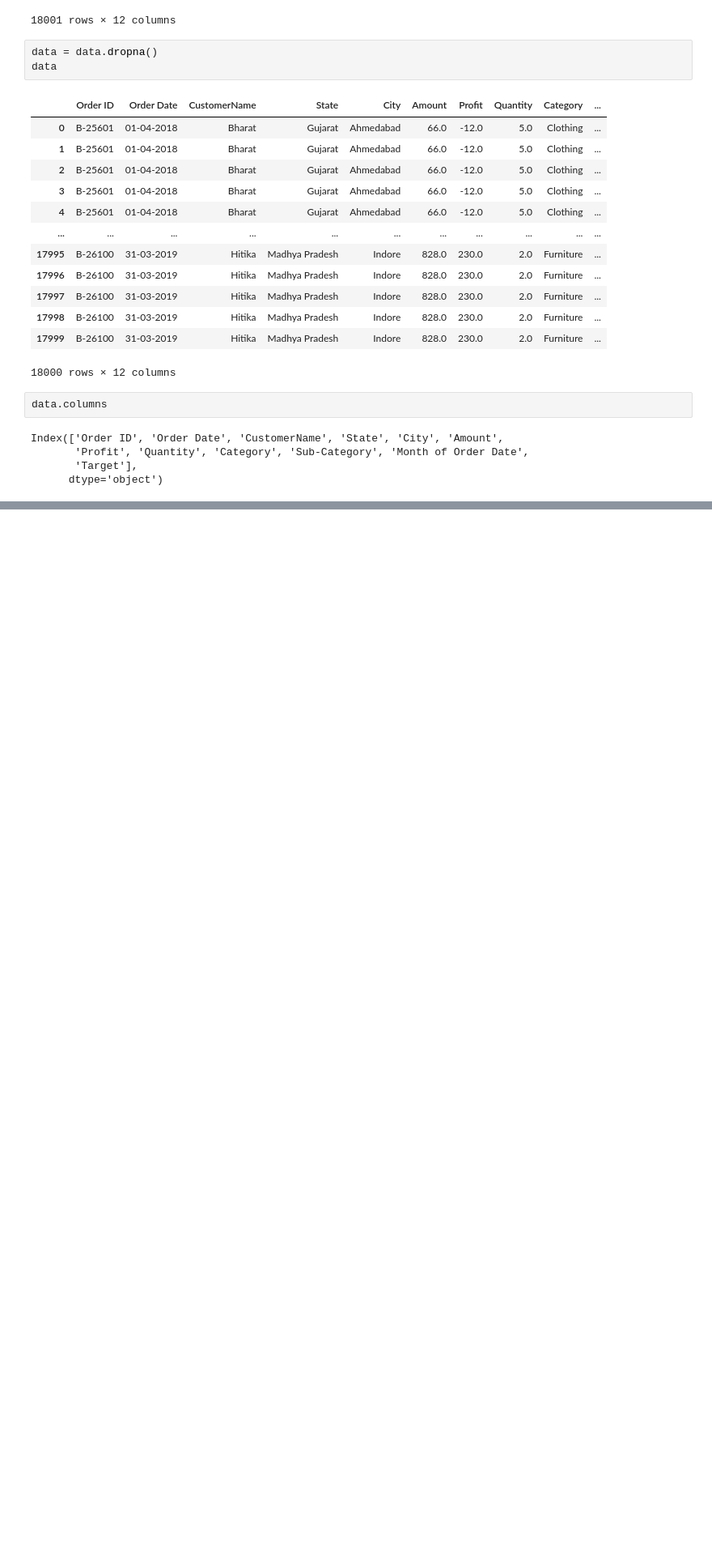
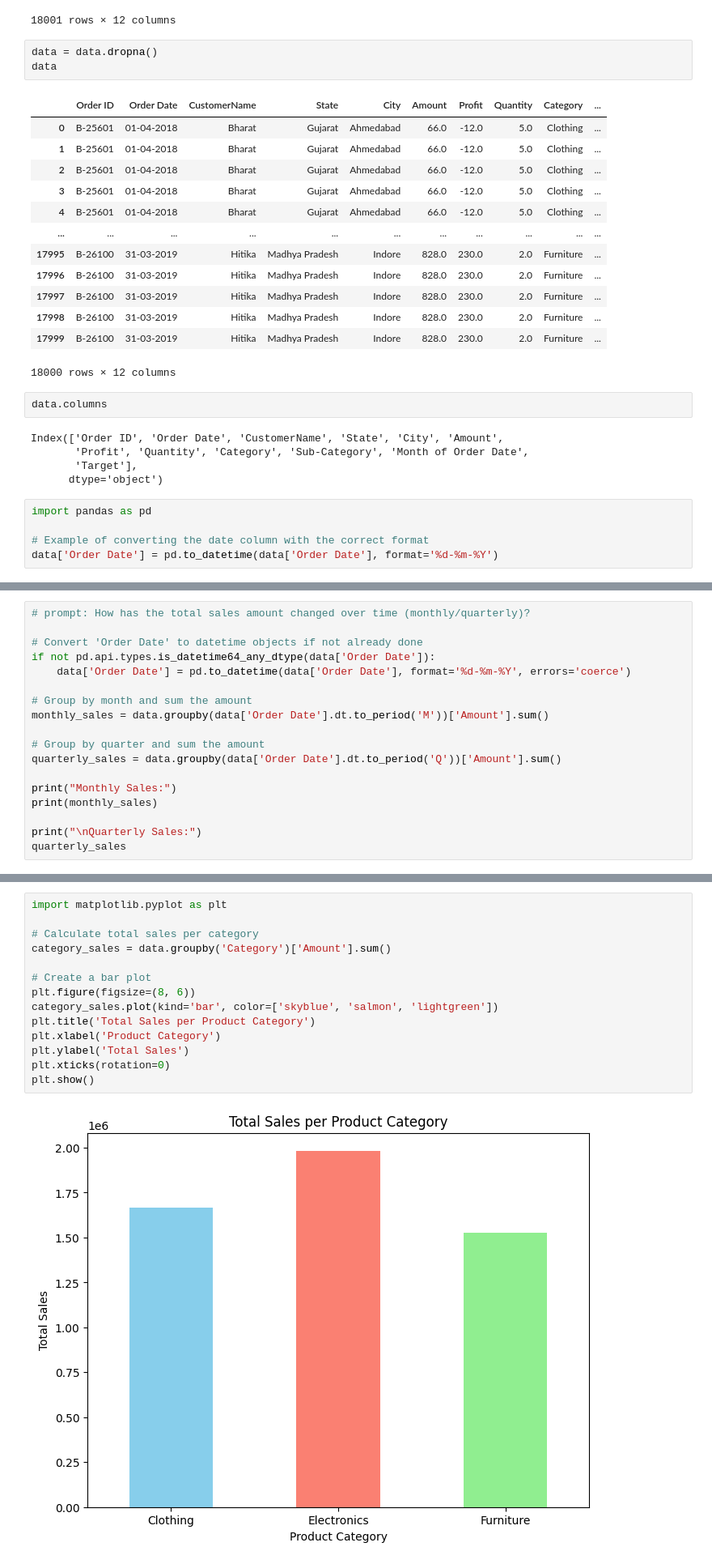
Before and after one commit to Daneswariaddala/Daneswari, a Jupyter notebook: E_Commerce_orders.ipynb, the cells around one changed output, grey strips where cells are left out. Shown: that part at 81% size. Saved outputs shown, nothing was run; the diff lists cells and outputs as text; blank space fills up the shorter version.

```diff
--- a/E_Commerce_orders.ipynb
+++ b/E_Commerce_orders.ipynb
@@ -283,3 +283,8 @@ Index(['Order ID', 'Order Date', 'CustomerName', 'State', 'City', 'Amount',
        'Profit', 'Quantity', 'Category', 'Sub-Category', 'Month of Order Date',
        'Target'],
       dtype='object')
+# %%
+import pandas as pd
+
+# Example of converting the date column with the correct format
+data['Order Date'] = pd.to_datetime(data['Order Date'], format='%d-%m-%Y')
@@ -285,0 +293,18 @@ Index(['Order ID', 'Order Date', 'CustomerName', 'State', 'City', 'Amount',
+# %%
+# prompt: How has the total sales amount changed over time (monthly/quarterly)?
+
+# Convert 'Order Date' to datetime objects if not already done
+if not pd.api.types.is_datetime64_any_dtype(data['Order Date']):
+    data['Order Date'] = pd.to_datetime(data['Order Date'], format='%d-%m-%Y', errors='coerce')
+
+# Group by month and sum the amount
+monthly_sales = data.groupby(data['Order Date'].dt.to_period('M'))['Amount'].sum()
+
+# Group by quarter and sum the amount
+quarterly_sales = data.groupby(data['Order Date'].dt.to_period('Q'))['Amount'].sum()
+
+print("Monthly Sales:")
+print(monthly_sales)
+
+print("\nQuarterly Sales:")
+quarterly_sales
@@ -285,0 +336,16 @@ Index(['Order ID', 'Order Date', 'CustomerName', 'State', 'City', 'Amount',
+# %%
+import matplotlib.pyplot as plt
+
+# Calculate total sales per category
+category_sales = data.groupby('Category')['Amount'].sum()
+
+# Create a bar plot
+plt.figure(figsize=(8, 6))
+category_sales.plot(kind='bar', color=['skyblue', 'salmon', 'lightgreen'])
+plt.title('Total Sales per Product Category')
+plt.xlabel('Product Category')
+plt.ylabel('Total Sales')
+plt.xticks(rotation=0)
+plt.show()
+# %% [output]
+[figure, added]
```
Also changed, not shown: parts of 7 cells of this notebook.
